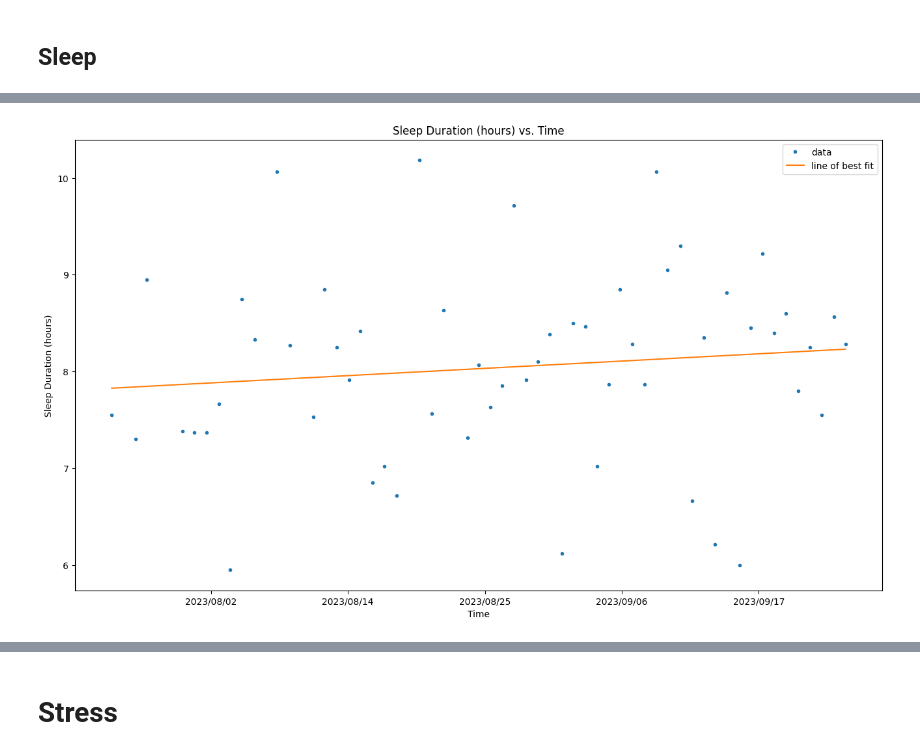
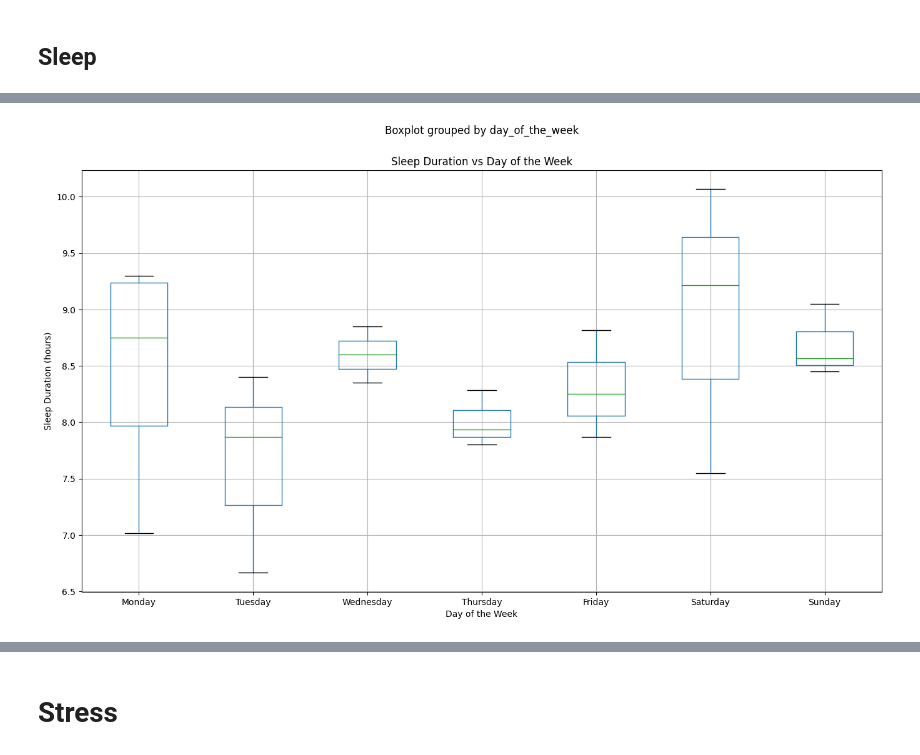
Before and after one commit to MattHandzel/HealthDataAnalysis, a Jupyter notebook: main.ipynb, the cells around one changed output, grey strips where cells are left out. Cells and saved outputs as stored; diff of their text form; code cells hidden in the pictures.

```diff
--- a/main.ipynb
+++ b/main.ipynb
@@ -183,27 +390,19 @@ TypeError: title() missing 1 required positional argument: 'label'
 ## Sleep
 # %%
 
-sleep = pd.read_csv(folder_dir + "sleep.csv", index_col=False)
+sleep = pd.read_csv(galaxy_watch_folder_dir + "sleep.csv", index_col=False)
 
-columns_to_remove = ["comment", "datauuid", "custom","deviceuuid","pkg_name", "original_efficiency", "extra_data", "quality", "original_bed_time", "time_offset", "create_time", "update_time", "combined_id", "has_sleep_data", "sleep_type", "data_version"]
+columns_to_remove = ["comment", "datauuid", "custom","deviceuuid","pkg_name", "original_efficiency", "extra_data", "quality", "original_bed_time", "create_time", "update_time", "combined_id", "has_sleep_data", "sleep_type", "data_version"]
 # Remove columns from sleep
-# Define a lambda function to remove the prefix from column names
 
-remove_prefix = lambda x: x.replace("com.samsung.health.sleep.", "")
 # Rename the columns using the lambda function
 sleep = sleep.rename(columns=remove_prefix)
 sleep = sleep.drop(columns=columns_to_remove)
 sleep["sleep_duration"] = sleep["sleep_duration"].apply(lambda x: float(x) / 60)
-sleep["start_time"] = sleep["start_time"].apply(convert_datetime_to_time_since_last_epoch) - 9
-sleep["end_time"] = sleep["end_time"].apply(convert_datetime_to_time_since_last_epoch) - 9
-sleep = sleep.sort_values(by="start_time")
-sleep = convert_datetime_to_weekday(dataframe=sleep, column_name="start_time")
 
-# If there are multiple bouts of sleep that are close in time together (i.e. the endtime of one sleep is close to the start time of another sleep (less than 2 hours), then concatnate them into one bout of sleep and remove the previous 2)
+# Change starttime so its local timzone
+sleep = do_the_rudamentary_time_changes(sleep)
 
 
-# find the indexs when sleep_duration is nan
-sleep = sleep[sleep.isna()["sleep_duration"] == False]
-
-sleep.head(10)
+daily_sleep = sum_df_by_variable(sleep, "date", ["sleep_duration", "day_of_the_week", "start_time", "sleep_score"], ["sum", "first", "mean", "mean"])
 # %% [output]
@@ -247,30 +415,6 @@ plot_box_and_whisker(sleep[sleep["sleep_duration"] > 5], "day_of_the_week", "sle
-# %%
-# See how my sleep is changing
-
-def plot_scatter(dataframe, x_axis_column_name, y_axis_column_name):
-  dataframe.plot.scatter(x=x_axis_column_name, y=y_axis_column_name)
-  plt.show()
-
-
-# Plot the line of best fit for the data
-def plot_line_of_best_fit(dataframe, x_axis_column_name, y_axis_column_name, title, x_axis_label, y_axis_label, image_name = "line_of_best_fit.png"):
-  if(image_name == "line_of_best_fit.png"):
-    image_name = image_name.replace(".png", "_for_") + to_snake_case(title) + ".png"
-  x = dataframe[x_axis_column_name]
-  y = dataframe[y_axis_column_name]
-  m, b = np.polyfit(x, y, 1)
-  fig, ax = plt.subplots(figsize=(16, 9))
-  ax.set_title(title)
-  ax.set_xlabel(x_axis_label)
-  ax.set_ylabel(y_axis_label)
-  ax.plot(x, y, '.', label="data")
-  ax.plot(x, m*x + b, '-', label="line of best fit")
-  convert_time_since_last_epoch_x_axis_to_date(ax)
-  ax.legend()
-  plt.savefig(f"./figs/{image_name}")
-  plt.show()
-
-# plot_scatter(sleep, "com.samsung.health.sleep.start_time","sleep_duration")
-plot_line_of_best_fit(sleep[sleep["sleep_duration"] > 5], "start_time","sleep_duration", "Sleep Duration (hours) vs. Time", "Time", "Sleep Duration (hours)")
-# %% [output]
-[figure, removed]
+# %%
+# Plot box and whisker chart for day of the week and amount slept
+
+plot_box_and_whisker(daily_sleep, "day_of_the_week", "sleep_duration", "Sleep Duration vs Day of the Week", "Day of the Week", "Sleep Duration (hours)")
+# %% [output]
+[figure, added]
```
Also changed, not shown: parts of 24 cells of this notebook, 9 other files.
